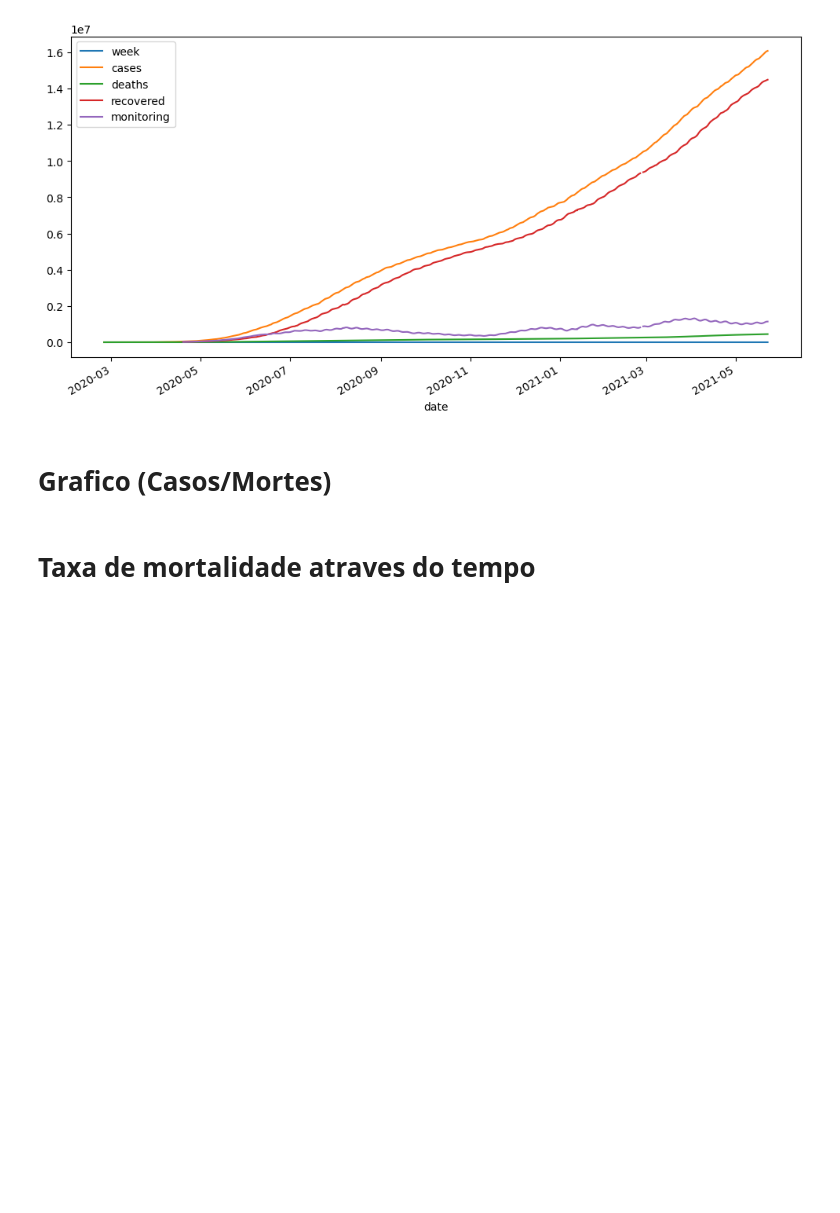
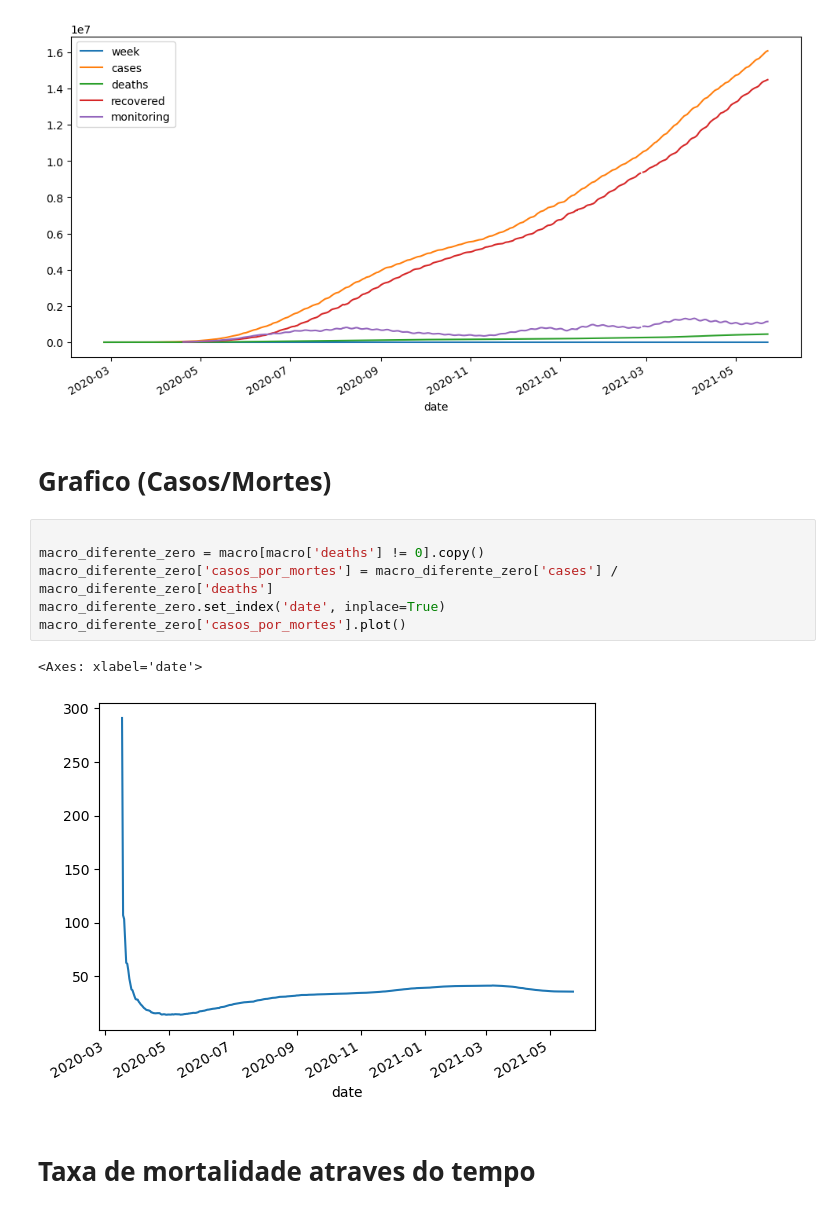
Before and after one commit to levyvix/kaggle_extract, a Jupyter notebook: explore.ipynb, the cells around one changed output. Saved outputs shown, nothing was run; the diff lists cells and outputs as text; blank space fills up the shorter version.

Commit message:
casos por mortes

```diff
--- a/explore.ipynb
+++ b/explore.ipynb
@@ -37,6 +37,15 @@ macro.plot(figsize=(12,6))
 [figure]
 # %% [markdown]
 # Grafico (Casos/Mortes)
+# %%
+
+macro_diferente_zero = macro[macro['deaths'] != 0].copy()
+macro_diferente_zero['casos_por_mortes'] = macro_diferente_zero['cases'] / macro_diferente_zero['deaths']
+macro_diferente_zero.set_index('date', inplace=True)
+macro_diferente_zero['casos_por_mortes'].plot()
+# %% [output]
+<Axes: xlabel='date'>
+[figure, added]
 # %% [markdown]
 # Taxa de mortalidade atraves do tempo
 # %% [markdown]
```
